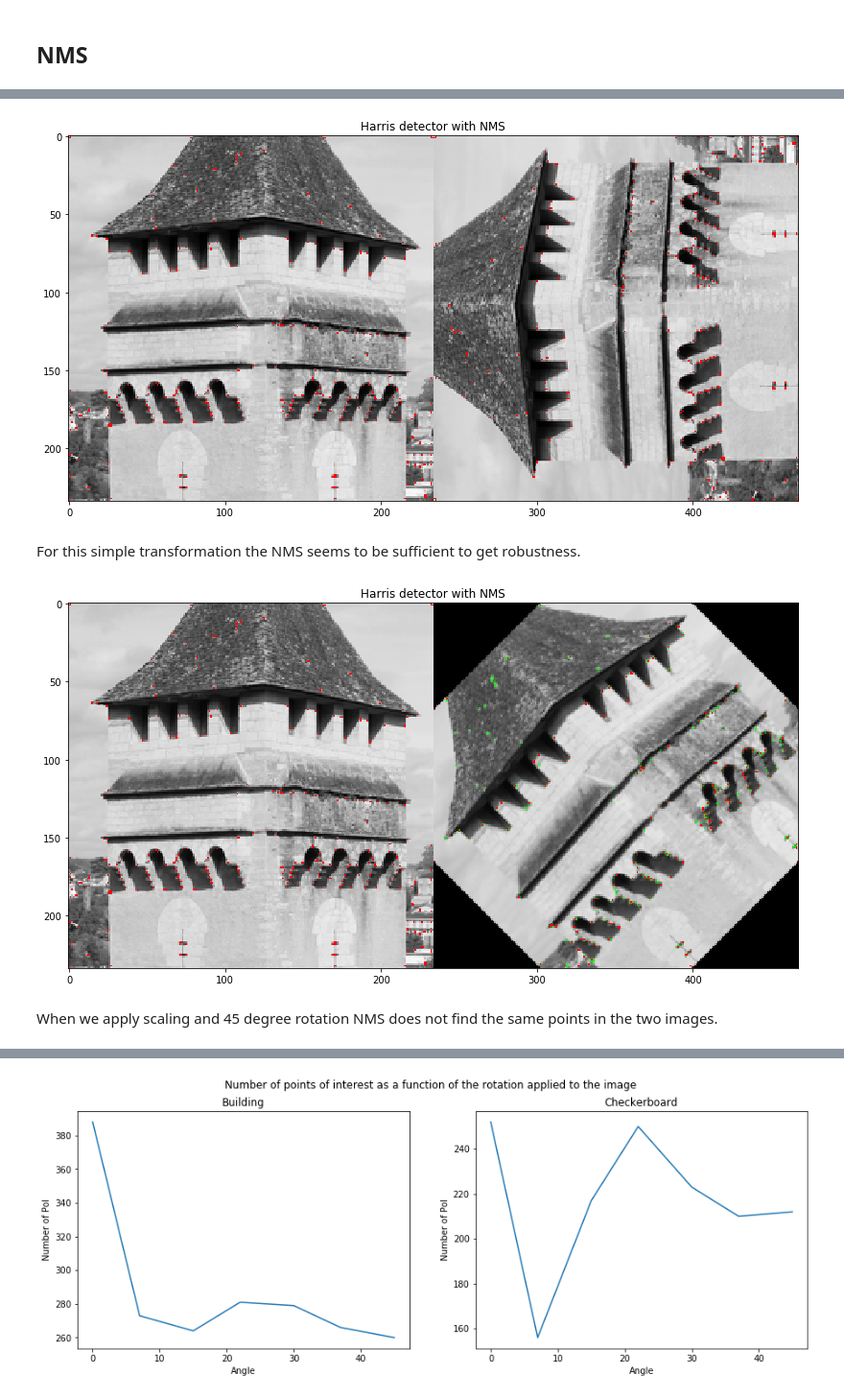
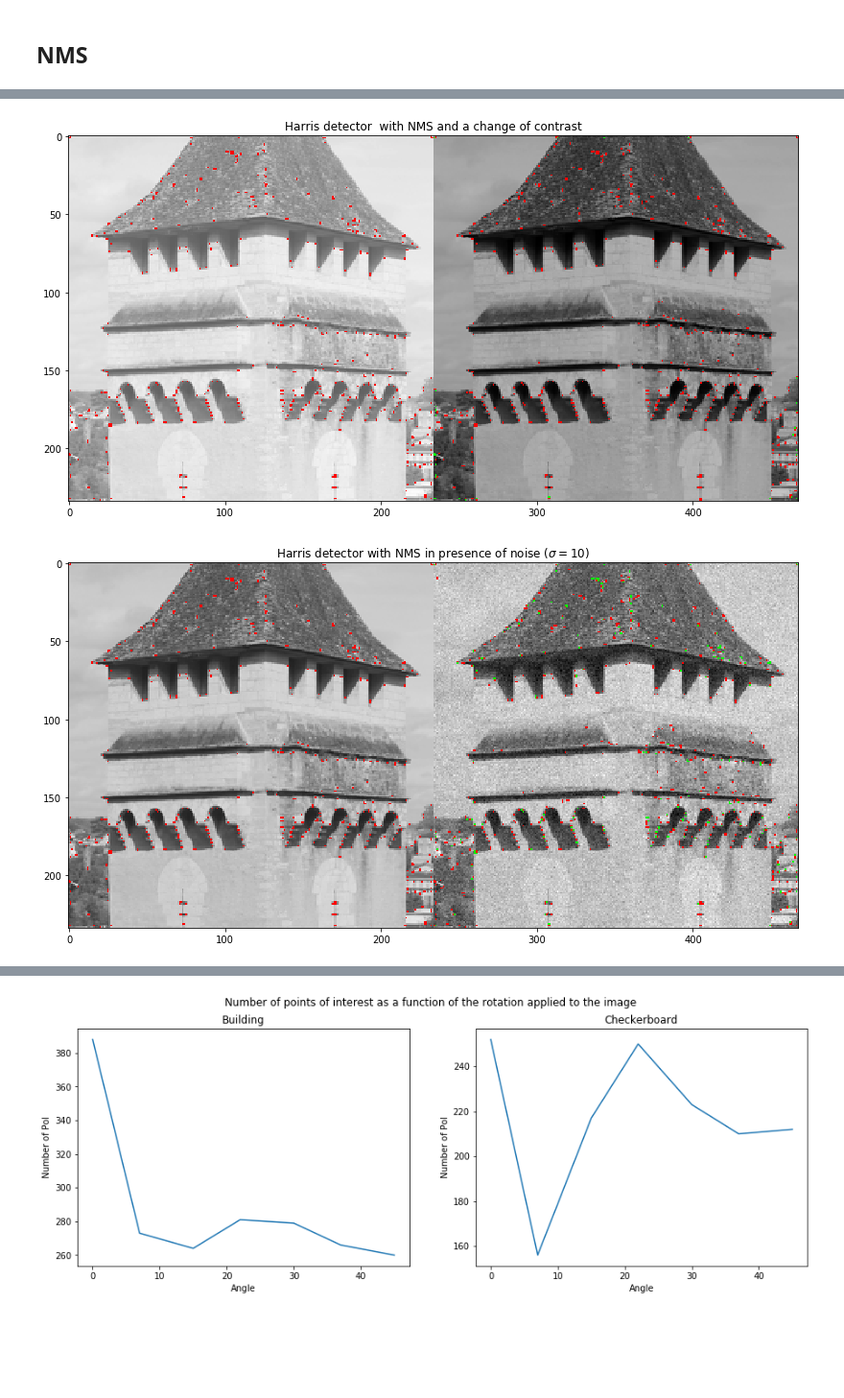
Before and after one commit to Xyouz/3dvision, a Jupyter notebook: Harris/dufraisse.ipynb, the cells around one changed output, grey strips where cells are left out. Shown at 96% size. Saved outputs shown, nothing was run; the diff lists cells and outputs as text; code cells hidden in the pictures; blank space fills up the shorter version.

```diff
--- a/Harris/dufraisse.ipynb
+++ b/Harris/dufraisse.ipynb
@@ -49,0 +93,18 @@ plt.show()
+# %%
+# Scale change
+scale = [0.5,0.25]
+
+for i,s in enumerate(scale):
+    imgb = rescale(img, s)
+    imgb_h = corner_harris(imgb)
+
+    scaled_a = resize(threshold(val_h,0.01), imgb.shape, anti_aliasing=False)
+
+    plt.figure(figsize=(15,7))
+    plt.imshow(np.hstack((imgb,imgb)),cmap='gray')
+
+
+    plt.imshow(point_map(np.hstack((scaled_a,threshold(imgb_h,0.01)))))
+    plt.title("Thresholded Harris detector with a scale of {}".format(s))
+
+    plt.show()
@@ -98,8 +188,7 @@ print(threshold(corner_harris(rotate(img,30,resize=True)),1e7,fixed =True).sum()
 # %% [markdown]
 ## NMS ##
 # %%
-def nms(pts, r=1):
-    c = 0.9
+def nms(pts, r=1, c=0.9):
     maxmap = np.zeros_like(pts,dtype=int)
     impad = np.zeros((pts.shape[0]+2*r, pts.shape[1]+2*r))
     impad[:,:] = np.NINF
@@ -107,3 +196,6 @@ def nms(pts, r=1):
     for (i,j) in np.ndindex(pts.shape):
         maxmap[i,j] = (c * (impad[i:i+2*r+1,j:j+2*r+1]).max() <= pts[i,j])
     return maxmap
+
+def t_nms(pts, t=0.01, r=1, c=0.9 ,fixed=False):
+    return nms(pts, r, c) * threshold(pts, t, fixed)
@@ -110,38 +228,41 @@ def nms(pts, r=1):
 # %%
-t = 1e7
-theta = 90
+# Contrast change
+t = 0.01
+r = 1
+c = 0.9
+fixed = False
 
-b = rotate(img, theta)
-ba = corner_harris(b)
+imgb = (img - img.mean()) * 1.25 + 20
+imgb_h = corner_harris(imgb)
 
 plt.figure(figsize=(15,7))
-plt.imshow(np.hstack((img,b)),cmap='gray')
+plt.imshow(np.hstack((img,imgb)),cmap='gray')
 
-plt.imshow(point_map(np.hstack((np.zeros(a.shape,dtype=bool),rotate((nms(a)*threshold(a,t,fixed=True)).astype(float),theta))),color=(0,1,0)))
-plt.imshow(point_map(np.hstack((nms(a)*threshold(a,t,fixed=True),nms(ba)*threshold(ba,t,fixed=True)))))
-
-plt.title("Harris detector with NMS")
+plt.imshow(point_map(np.hstack((np.zeros_like(img),t_nms(val_h,t,r,c,fixed))),color=(0,1,0)))
+plt.imshow(point_map(np.hstack((t_nms(val_h,t,r,c,fixed),t_nms(imgb_h,t,r,c,fixed)))))
+plt.title("Harris detector  with NMS and a change of contrast")
 plt.show()
 # %% [output]
-[figure, old version]
+[figure, new version]
-# %% [markdown]
-For this simple transformation the NMS seems to be sufficient to get robustness.
 # %%
-t = 1e7
-theta = 45
+# Noise
+sigma = 10
 
-b = rotate(img, theta)
-ba = corner_harris(b)
+t = 0.01
+r = 1
+c = 0.9
+fixed = False
+
+imgb = img + 5 * np.random.randn(*img.shape)
+imgb_h = corner_harris(imgb)
 
 plt.figure(figsize=(15,7))
-plt.imshow(np.hstack((img,b)),cmap='gray')
+plt.imshow(np.hstack((img,imgb)),cmap='gray')
 
-plt.imshow(point_map(np.hstack((np.zeros(a.shape,dtype=bool),rotate((nms(a)*threshold(a,t,fixed=True)).astype(float),theta))),color=(0,1,0)))
-plt.imshow(point_map(np.hstack((nms(a)*threshold(a,t,fixed=True),nms(ba)*threshold(ba,t,fixed=True)))))
 
-plt.title("Harris detector with NMS")
+plt.imshow(point_map(np.hstack((np.zeros_like(img),t_nms(val_h,t,r,c,fixed))),color=(0,1,0)))
+plt.imshow(point_map(np.hstack((t_nms(val_h,t,r,c,fixed),t_nms(imgb_h,t,r,c,fixed)))))
+plt.title("Harris detector with NMS in presence of noise ($\sigma ={}$)".format(sigma))
 plt.show()
 # %% [output]
-[figure, old version]
+[figure, new version]
-# %% [markdown]
-When we apply scaling and 45 degree rotation NMS does not find the same points in the two images.
```
Also changed, not shown: parts of 24 cells of this notebook.
